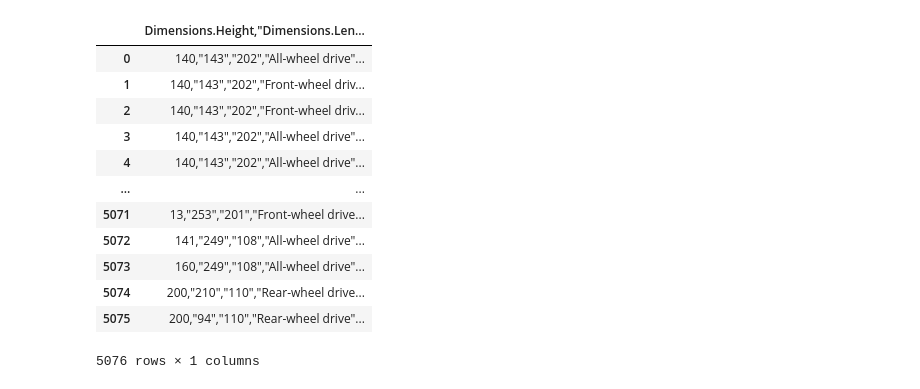
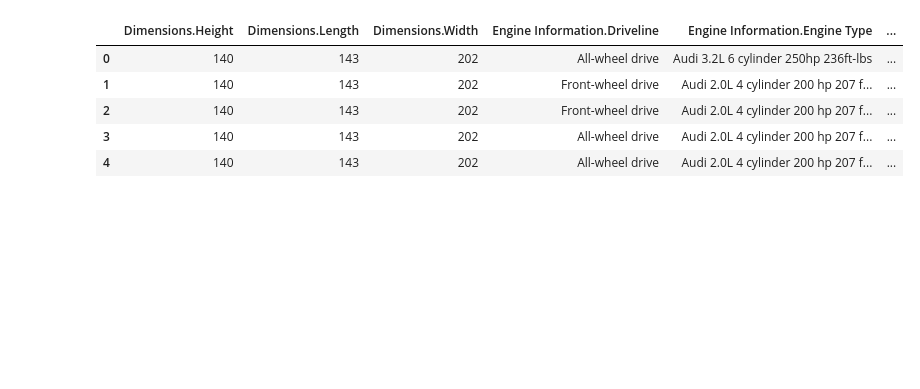
Before and after one commit to GGGE99/python_handin, a Jupyter notebook: Week_9.ipynb, the cells around one changed output. Saved outputs shown, nothing was run; the diff lists cells and outputs as text; code cells hidden in the pictures; blank space fills up the shorter version.

```diff
--- a/Week_9.ipynb
+++ b/Week_9.ipynb
@@ -26,19 +19,13 @@
 # %%
 import pandas as pd
+from sklearn import preprocessing
 url = 'https://think.cs.vt.edu/corgis/datasets/csv/cars/cars.csv'
-data = pd.read_csv(url, sep=';')
-data
+data = pd.read_csv(url, sep=',')
+data.head()
 # %% [output]
-|  | Dimensions.Height,"Dimensions.Len... |
-| 0 | 140,"143","202","All-wheel drive"... |
-| 1 | 140,"143","202","Front-wheel driv... |
-| 2 | 140,"143","202","Front-wheel driv... |
-| 3 | 140,"143","202","All-wheel drive"... |
-| 4 | 140,"143","202","All-wheel drive"... |
-| ... | ... |
-| 5071 | 13,"253","201","Front-wheel drive... |
-| 5072 | 141,"249","108","All-wheel drive"... |
-| 5073 | 160,"249","108","All-wheel drive"... |
-| 5074 | 200,"210","110","Rear-wheel drive... |
-| 5075 | 200,"94","110","Rear-wheel drive"... |
+|  | Dimensions.Height | Dimensions.Length | Dimensions.Width | Engine Information.Driveline | Engine Information.Engine Type | ... |
+| 0 | 140 | 143 | 202 | All-wheel drive | Audi 3.2L 6 cylinder 250hp 236ft-lbs | ... |
+| 1 | 140 | 143 | 202 | Front-wheel drive | Audi 2.0L 4 cylinder 200 hp 207 f... | ... |
+| 2 | 140 | 143 | 202 | Front-wheel drive | Audi 2.0L 4 cylinder 200 hp 207 f... | ... |
+| 3 | 140 | 143 | 202 | All-wheel drive | Audi 2.0L 4 cylinder 200 hp 207 f... | ... |
+| 4 | 140 | 143 | 202 | All-wheel drive | Audi 2.0L 4 cylinder 200 hp 207 f... | ... |
-5076 rows × 1 columns
```
Also changed, not shown: parts of 7 cells of this notebook, 2 other files.
